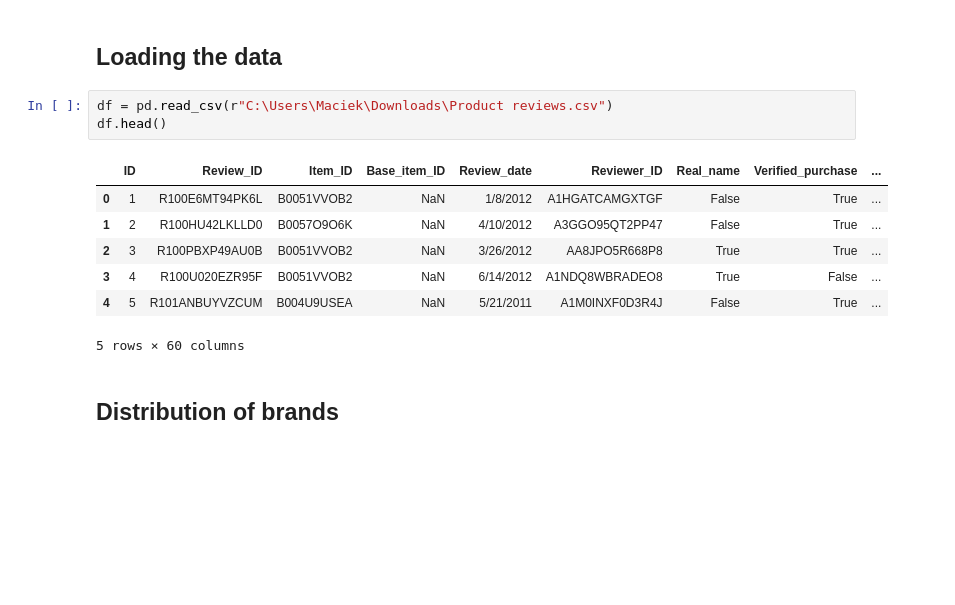
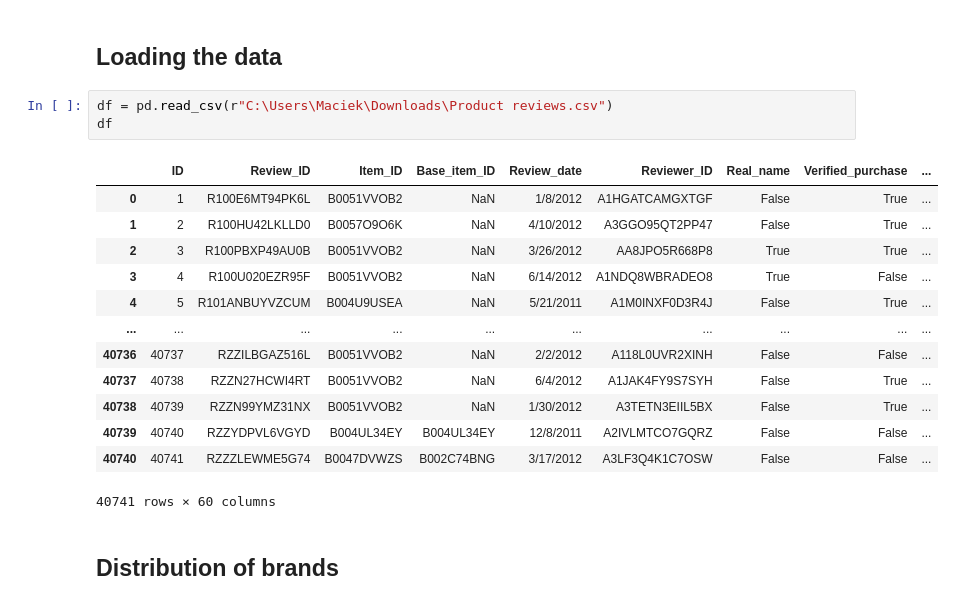
Before and after one commit to pawlik0wskim/BalancingMethodsNLP, a Jupyter notebook: EDA/AMAZON- reviews.ipynb, the cells around one changed output. Drawn from its saved outputs; the diff is of its cells as text; blank space fills up the shorter version.

```diff
--- a/EDA/AMAZON- reviews.ipynb
+++ b/EDA/AMAZON- reviews.ipynb
@@ -14,15 +14,21 @@ import re
 ## Loading the data
 # %%
 df = pd.read_csv(r"C:\Users\Maciek\Downloads\Product reviews.csv")
-df.head()
+df
 # %% [output]
 |  | ID | Review_ID | Item_ID | Base_item_ID | Review_date | Reviewer_ID | Real_name | Verified_purchase | ... |
 | 0 | 1 | R100E6MT94PK6L | B0051VVOB2 | NaN | 1/8/2012 | A1HGATCAMGXTGF | False | True | ... |
 | 1 | 2 | R100HU42LKLLD0 | B0057O9O6K | NaN | 4/10/2012 | A3GGO95QT2PP47 | False | True | ... |
 | 2 | 3 | R100PBXP49AU0B | B0051VVOB2 | NaN | 3/26/2012 | AA8JPO5R668P8 | True | True | ... |
 | 3 | 4 | R100U020EZR95F | B0051VVOB2 | NaN | 6/14/2012 | A1NDQ8WBRADEO8 | True | False | ... |
 | 4 | 5 | R101ANBUYVZCUM | B004U9USEA | NaN | 5/21/2011 | A1M0INXF0D3R4J | False | True | ... |
+| ... | ... | ... | ... | ... | ... | ... | ... | ... | ... |
+| 40736 | 40737 | RZZILBGAZ516L | B0051VVOB2 | NaN | 2/2/2012 | A118L0UVR2XINH | False | False | ... |
+| 40737 | 40738 | RZZN27HCWI4RT | B0051VVOB2 | NaN | 6/4/2012 | A1JAK4FY9S7SYH | False | True | ... |
+| 40738 | 40739 | RZZN99YMZ31NX | B0051VVOB2 | NaN | 1/30/2012 | A3TETN3EIIL5BX | False | True | ... |
+| 40739 | 40740 | RZZYDPVL6VGYD | B004UL34EY | B004UL34EY | 12/8/2011 | A2IVLMTCO7GQRZ | False | False | ... |
+| 40740 | 40741 | RZZZLEWME5G74 | B0047DVWZS | B002C74BNG | 3/17/2012 | A3LF3Q4K1C7OSW | False | False | ... |
-5 rows × 60 columns
+40741 rows × 60 columns
 # %% [markdown]
 ## Distribution of brands
 # %%
```
Also changed, not shown: parts of 4 cells of this notebook, 4 other files.
